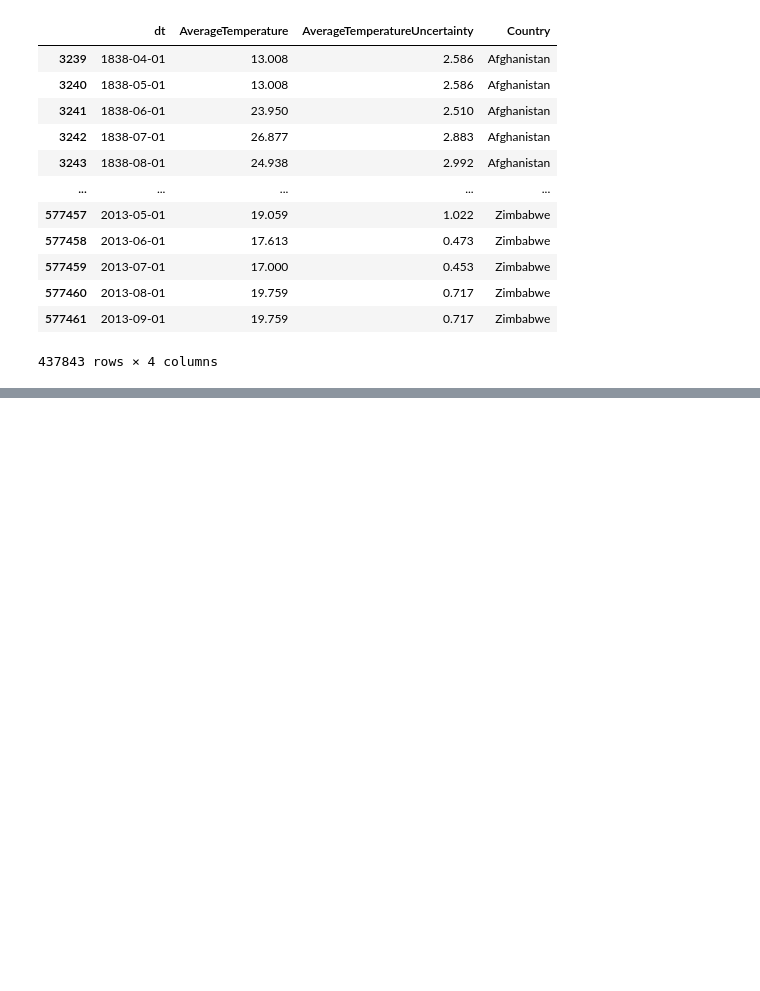
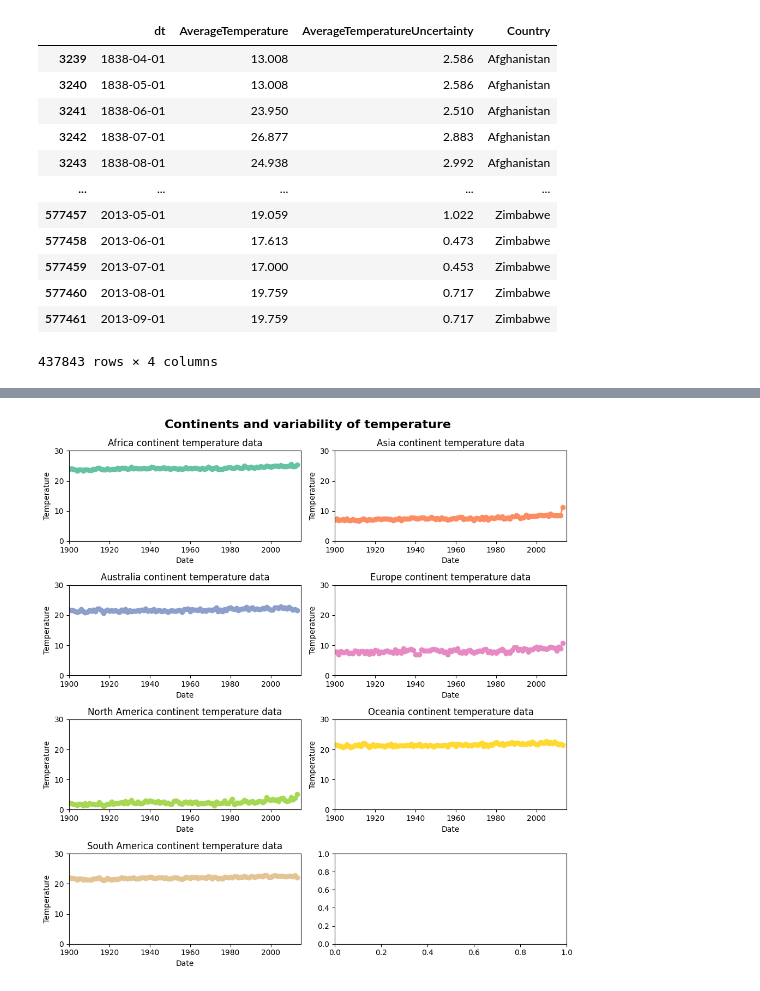
Before and after one commit to MalikTheHacker/climate_change, a Jupyter notebook: notebooka779c08a8f.ipynb, the cells around one changed output, grey strips where cells are left out. Saved outputs shown, nothing was run; the diff lists cells and outputs as text; code cells hidden in the pictures; blank space fills up the shorter version.

Commit message:
plotted year against temp, better view

```diff
--- a/notebooka779c08a8f.ipynb
+++ b/notebooka779c08a8f.ipynb
@@ -111,7 +111,7 @@ continents = [
 # %%
 continents_df = df[df["Country"].isin(continents)]
 # %%
-continents_df.loc[:,"dt"] = pd.to_datetime(continents_df["dt"])
+continents_df["dt"] = pd.to_datetime(continents_df["dt"])
 # %%
 continents_df.columns = ["dt","AverageTemperature",	"AverageTemperatureUncertainty","Continents"]
 # %%
@@ -184,4 +170,4 @@ continents_df
 # %%
 continents_df_YEAR = continents_df.groupby(["Continents","Year"])["AverageTemperature"].mean()
 # %%
-continents_df_YEAR.reset_index()
+continents_df_YEAR = continents_df_YEAR.reset_index()
@@ -201,0 +190,28 @@ continents_df_YEAR.reset_index()
+# %%
+fig, axes = plt.subplots(nrows=math.ceil(len(unique_continents)/2), ncols=2, figsize=(10,10))
+axes = axes.flatten()
+
+for i, continent in enumerate(unique_continents):
+    date = continents_df_YEAR[continents_df_YEAR["Continents"] == continent]["Year"]
+    temp = continents_df_YEAR[continents_df_YEAR["Continents"] == continent]["AverageTemperature"]
+    date = date.astype(str).astype(float)
+    axes[i].plot(date, temp, marker='o', linestyle='-', color=unique_continents_colour[i], linewidth=2)
+    axes[i].set_title(f"{continent} continent temperature data")
+    axes[i].set_xlabel("Date")
+    axes[i].set_ylabel("Temperature")
+    axes[i].set_xlim(1900, 2015)
+    axes[i].set_ylim(0, 30)
+
+
+plt.tight_layout()
+
+plt.suptitle(
+    "Continents and variability of temperature",
+    fontsize=16,
+    fontweight='bold',
+    y=1.02,
+)
+
+plt.show()
+# %% [output]
+[figure, added]
```
Also changed, not shown: parts of 8 cells of this notebook.
